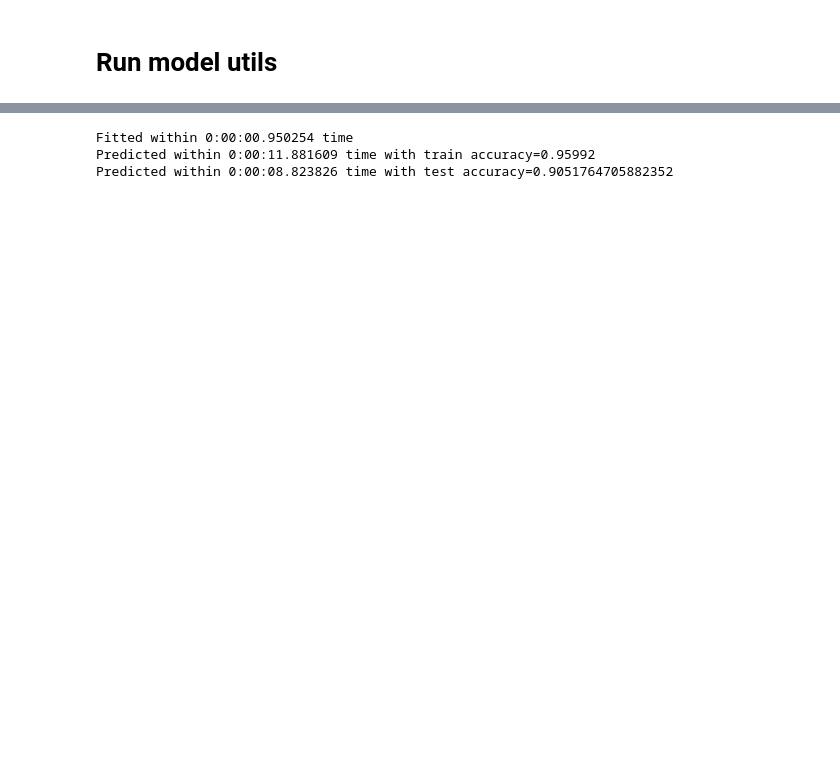
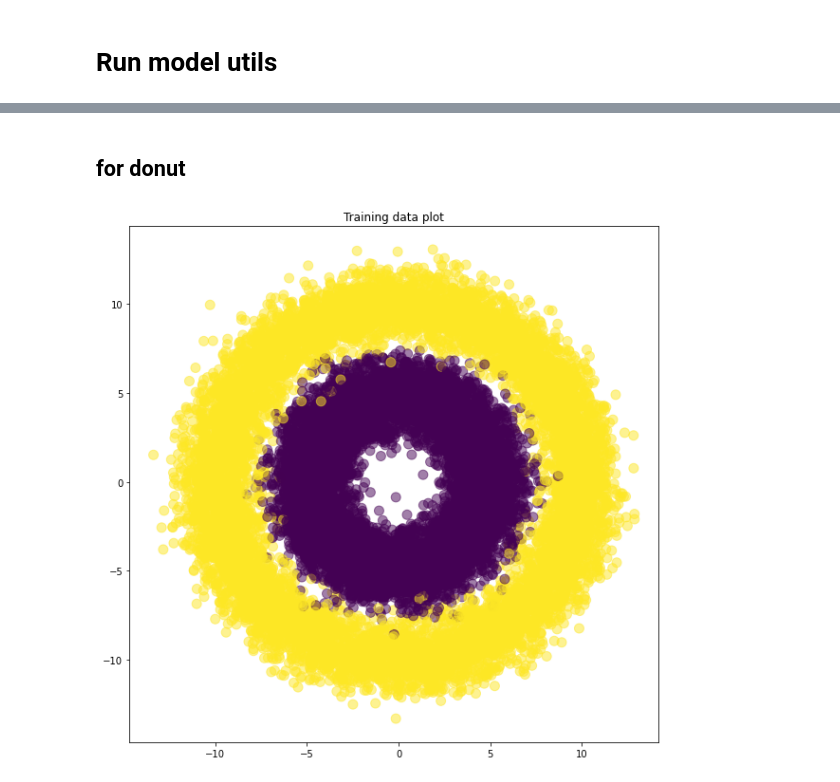
Before and after one commit to figielf/MLLab, a Jupyter notebook: lazyprogrammer/data_science__supervised_machine_learning_in_python/decision_tree_classifier.ipynb, the cells around one changed output, grey strips where cells are left out. Cells and saved outputs as stored; diff of their text form; code cells hidden in the pictures; blank space fills up the shorter version.

```diff
--- a/lazyprogrammer/data_science__supervised_machine_learning_in_python/decision_tree_classifier.ipynb
+++ b/lazyprogrammer/data_science__supervised_machine_learning_in_python/decision_tree_classifier.ipynb
@@ -269,6 +492,7 @@ Predicted within 0:00:08.595824 time with test accuracy=0.7641176470588236
+# %% [markdown]
+## for donut
 # %%
-run_model(X, Y, N=50000, likelihood_distribution='gaussian_multivariate')
+N = 20000
+X, Y = get_donut_data(N)
 # %% [output]
-Fitted within 0:00:00.950254 time
-Predicted within 0:00:11.881609 time with train accuracy=0.95992
-Predicted within 0:00:08.823826 time with test accuracy=0.9051764705882352
+[figure, added]
```
Also changed, not shown: parts of 20 cells of this notebook.
